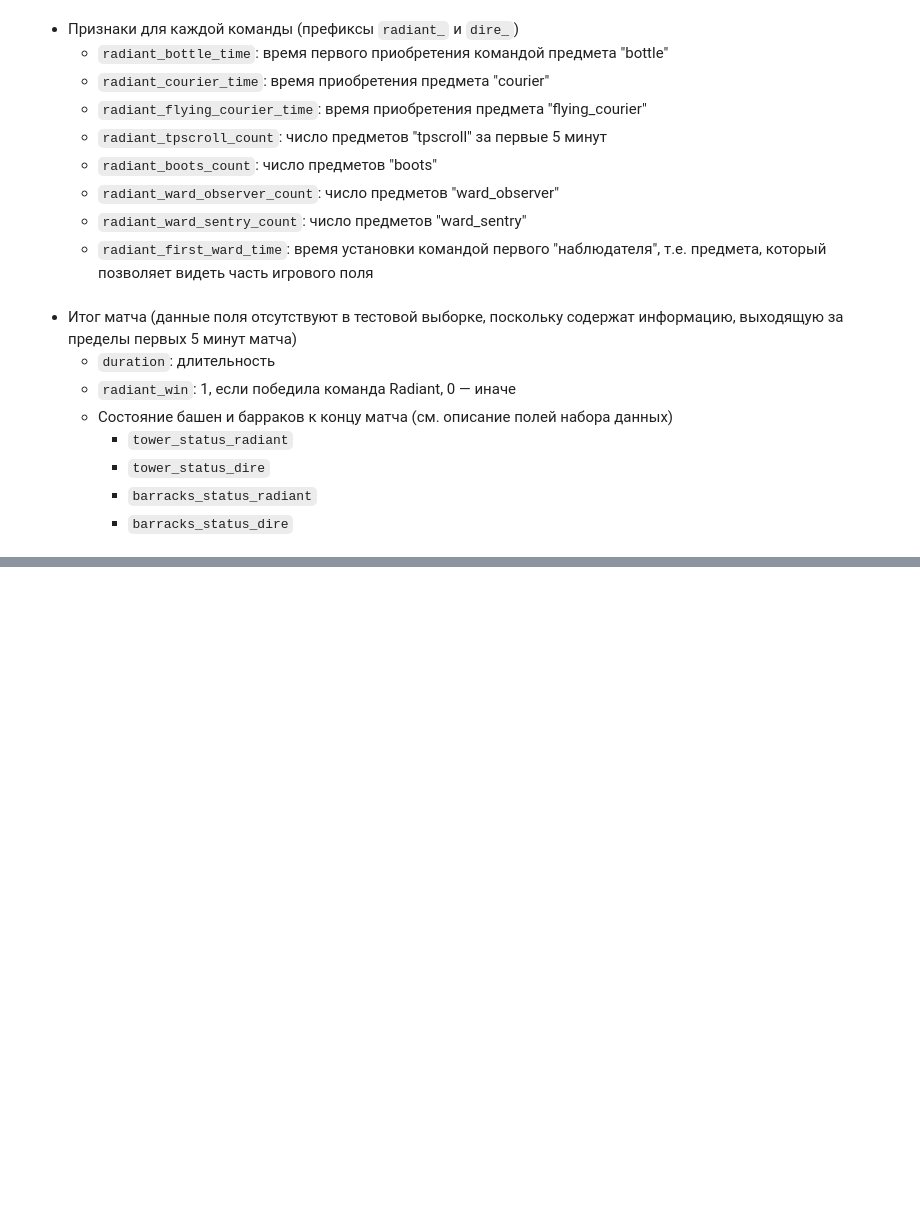
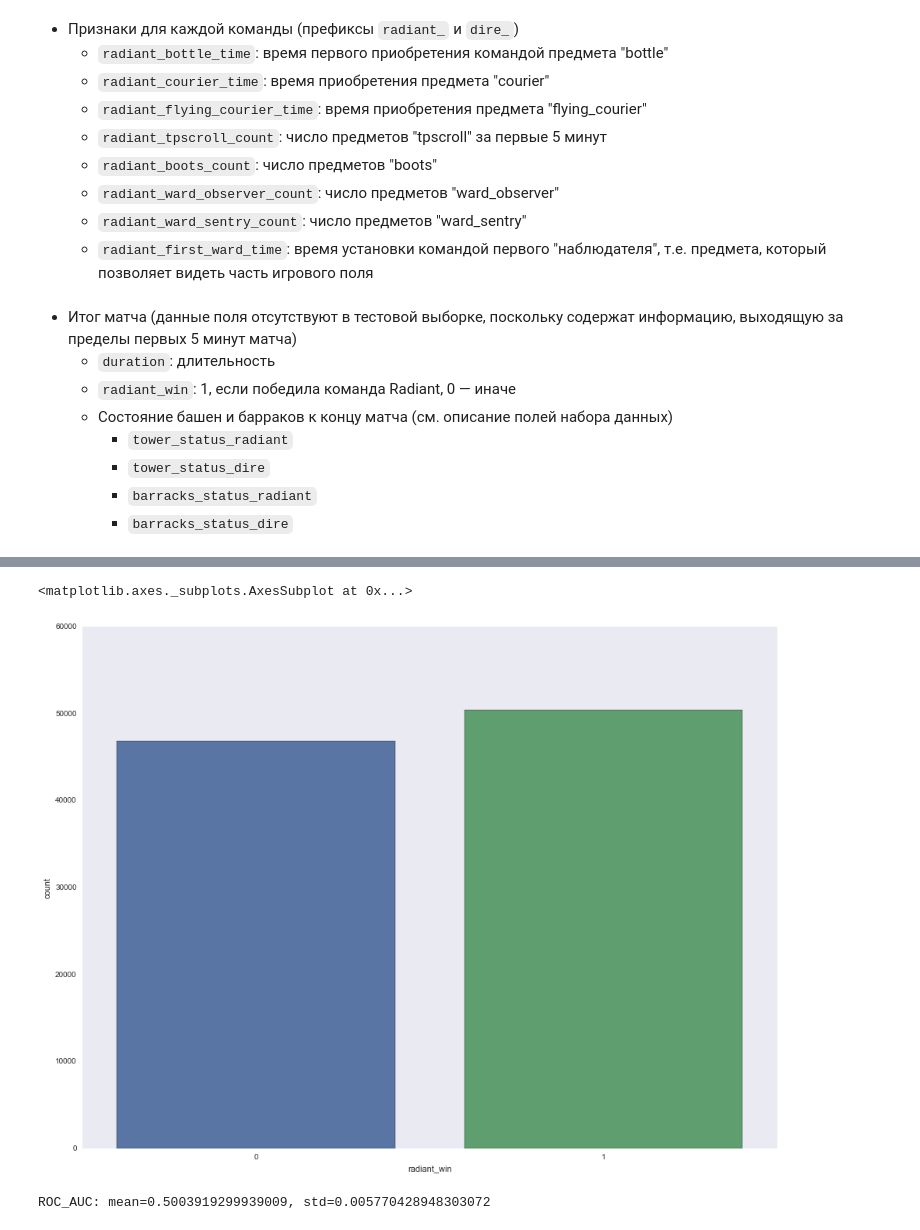
Before and after one commit to senior-sigan/ML_Competitions, a Jupyter notebook: kaggle_dota2/main.ipynb, the cells around one changed output, grey strips where cells are left out. Drawn from its saved outputs; the diff is of its cells as text; code cells hidden in the pictures; blank space fills up the shorter version.

```diff
--- a/kaggle_dota2/main.ipynb
+++ b/kaggle_dota2/main.ipynb
@@ -67,0 +227,12 @@ Dota 2 — многопользовательская компьютерная
+# %%
+# почти сбалансированные данные, отлично
+sns.countplot(data=df, x='radiant_win')
+# %% [output]
+<matplotlib.axes._subplots.AxesSubplot at 0x...>
+[figure, added]
+# %%
+clf = DummyClassifier(random_state=42)
+scores = cross_val_score(clf, X, y, scoring='roc_auc')
+print("ROC_AUC: mean={}, std={}".format(scores.mean(), 2*scores.std()))
+# %% [output]
+ROC_AUC: mean=0.5003919299939009, std=0.005770428948303072
```
Also changed, not shown: parts of 16 cells of this notebook, 1 other file.
